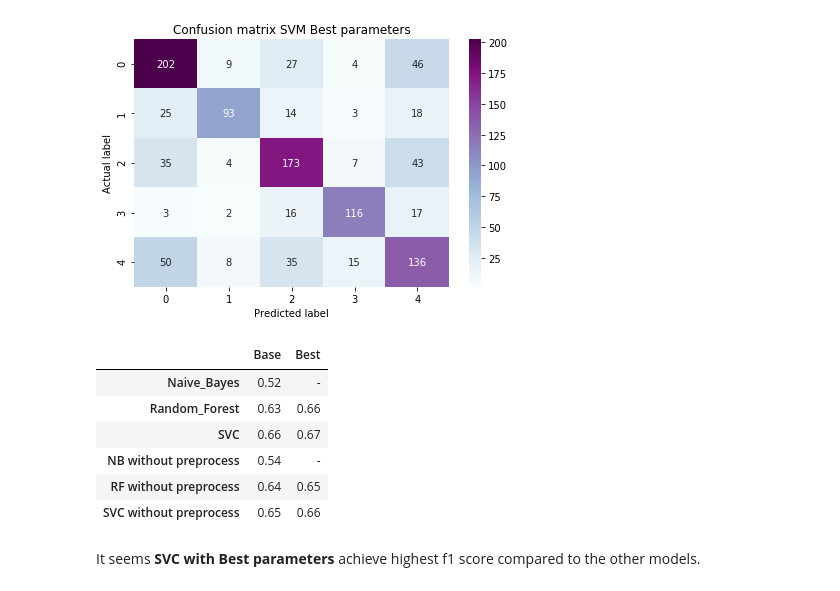
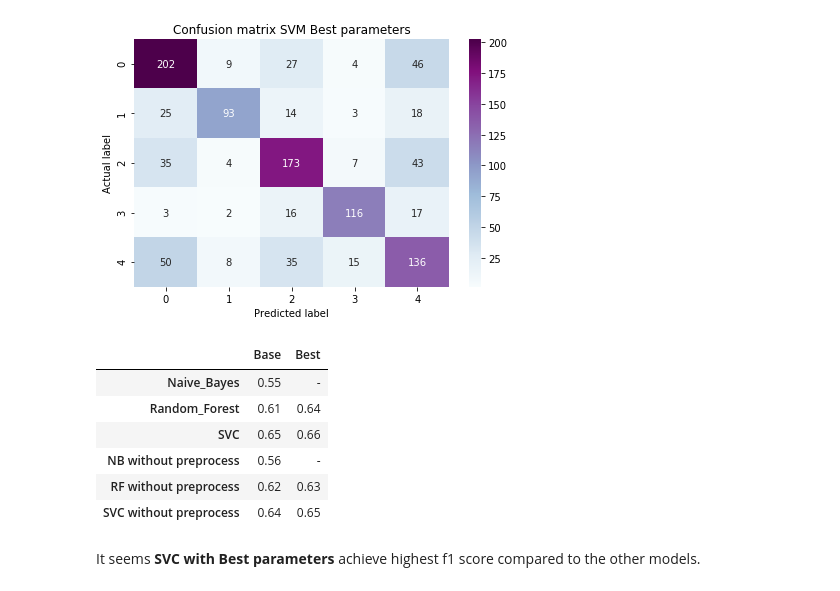
Before and after one commit to lindaandiyani/Customer_Email_Handling, a Jupyter notebook: dataset dan model/Messagefiks.ipynb, the cells around one changed output. Cells and saved outputs as stored; diff of their text form; code cells hidden in the pictures.

```diff
--- a/dataset dan model/Messagefiks.ipynb
+++ b/dataset dan model/Messagefiks.ipynb
@@ -577,21 +577,21 @@ weighted avg       0.66      0.65      0.66      1101
 Text(0.5, 15.0, 'Predicted label')
 [figure]
 # %%
-hasil= pd.DataFrame([{"Base":0.52, 'Best':'-'},
-                    {"Base":0.63, 'Best':0.66},
-                    {"Base":0.66, 'Best':0.67},
-                    {"Base":0.54, 'Best':'-'},
-                    {"Base":0.64, 'Best':0.65},
-                    {"Base":0.65, 'Best':0.66},],index=['Naive_Bayes','Random_Forest','SVC', 'NB without preprocess','RF without preprocess','SVC without preprocess'])
+hasil= pd.DataFrame([{"Base":0.55, 'Best':'-'},
+                    {"Base":0.61, 'Best':0.64},
+                    {"Base":0.65, 'Best':0.66},
+                    {"Base":0.56, 'Best':'-'},
+                    {"Base":0.62, 'Best':0.63},
+                    {"Base":0.64, 'Best':0.65},],index=['Naive_Bayes','Random_Forest','SVC', 'NB without preprocess','RF without preprocess','SVC without preprocess'])
 hasil
 # %% [output]
 |  | Base | Best |
-| Naive_Bayes | 0.52 | - |
-| Random_Forest | 0.63 | 0.66 |
-| SVC | 0.66 | 0.67 |
-| NB without preprocess | 0.54 | - |
-| RF without preprocess | 0.64 | 0.65 |
-| SVC without preprocess | 0.65 | 0.66 |
+| Naive_Bayes | 0.55 | - |
+| Random_Forest | 0.61 | 0.64 |
+| SVC | 0.65 | 0.66 |
+| NB without preprocess | 0.56 | - |
+| RF without preprocess | 0.62 | 0.63 |
+| SVC without preprocess | 0.64 | 0.65 |
 # %% [markdown]
 It seems **SVC with Best parameters** achieve highest f1 score compared to the other models.
 # %% [markdown]
```
Also changed, not shown: parts of 2 cells of this notebook, 1 other file.
